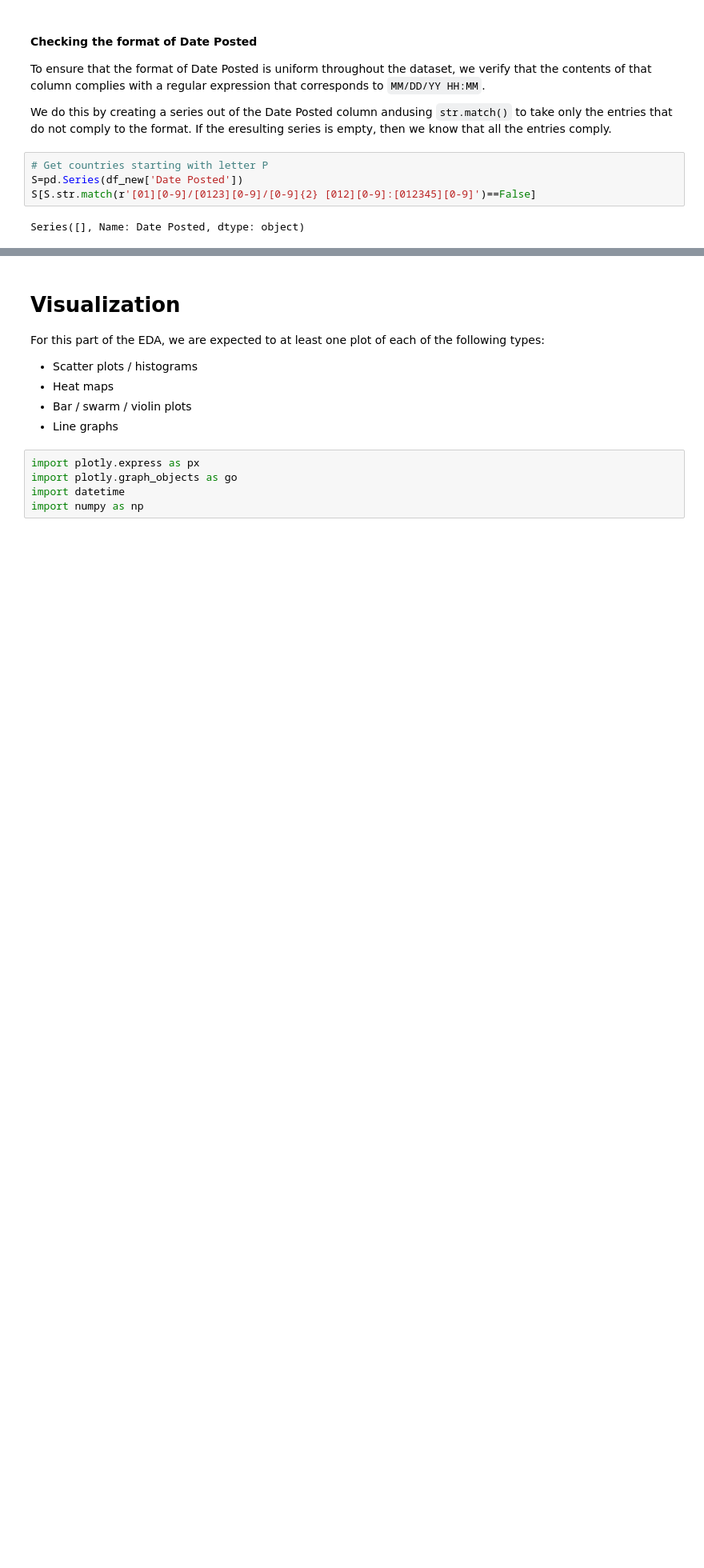
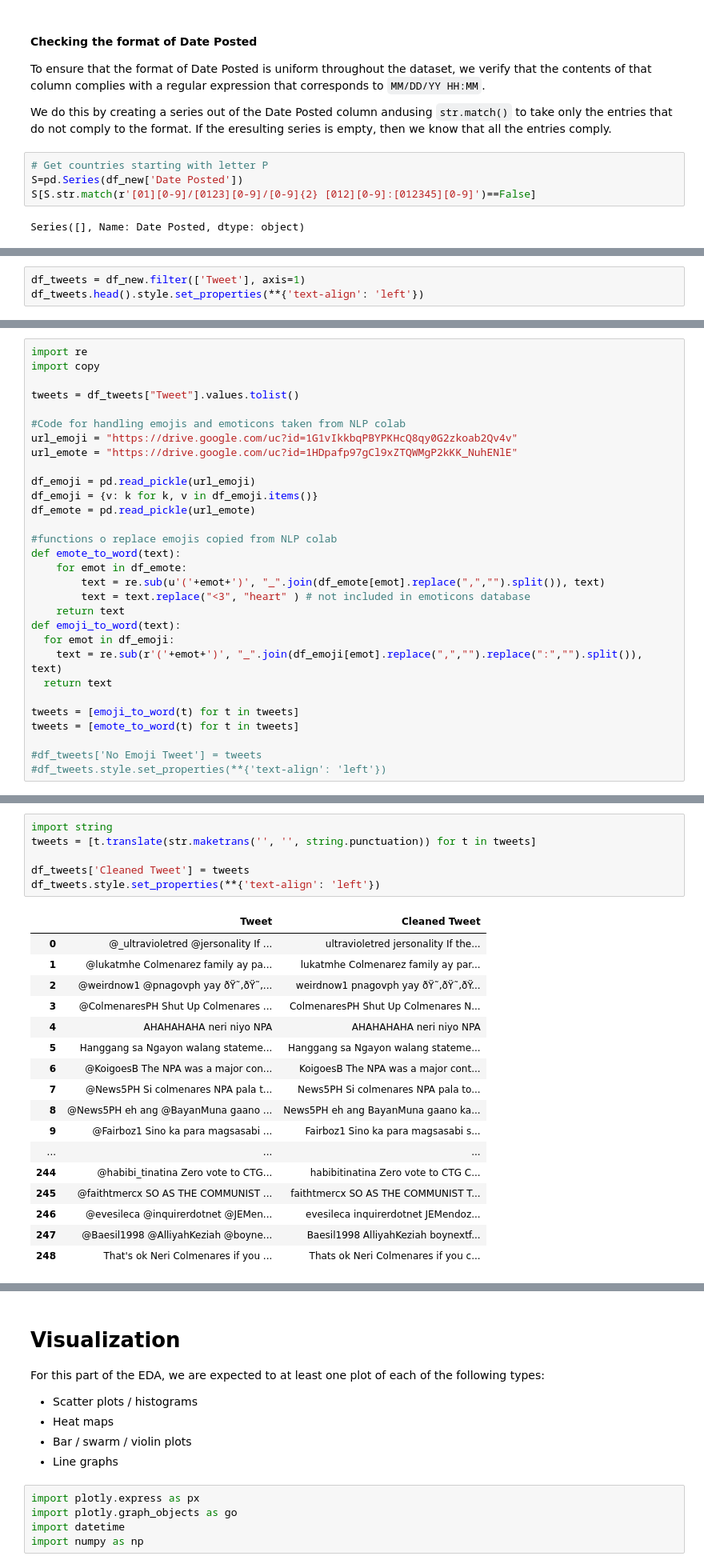
Before and after one commit to deckardsworkspace/cs132-group3, a Jupyter notebook: data-exploration/cs132_data_exploration.ipynb, the cells around one changed output, grey strips where cells are left out. Shown: that part at 80% size. Cells and saved outputs as stored; diff of their text form; blank space fills up the shorter version.

```diff
--- a/data-exploration/cs132_data_exploration.ipynb
+++ b/data-exploration/cs132_data_exploration.ipynb
@@ -382,0 +401,3 @@ Series([], Name: Date Posted, dtype: object)
+# %%
+df_tweets = df_new.filter(['Tweet'], axis=1)
+df_tweets.head().style.set_properties(**{'text-align': 'left'})
@@ -382,0 +413,30 @@ Series([], Name: Date Posted, dtype: object)
+# %%
+import re
+import copy
+
+tweets = df_tweets["Tweet"].values.tolist()
+
+#Code for handling emojis and emoticons taken from NLP colab
+url_emoji = "https://drive.google.com/uc?id=1G1vIkkbqPBYPKHcQ8qy0G2zkoab2Qv4v"
+url_emote = "https://drive.google.com/uc?id=1HDpafp97gCl9xZTQWMgP2kKK_NuhENlE"
+
+df_emoji = pd.read_pickle(url_emoji)
+df_emoji = {v: k for k, v in df_emoji.items()}
+df_emote = pd.read_pickle(url_emote)
+
+#functions o replace emojis copied from NLP colab
+def emote_to_word(text):
+    for emot in df_emote:
+        text = re.sub(u'('+emot+')', "_".join(df_emote[emot].replace(",","").split()), text)
+        text = text.replace("<3", "heart" ) # not included in emoticons database
+    return text
+def emoji_to_word(text):
+  for emot in df_emoji:
+    text = re.sub(r'('+emot+')', "_".join(df_emoji[emot].replace(",","").replace(":","").split()), text)
+  return text
+
+tweets = [emoji_to_word(t) for t in tweets]
+tweets = [emote_to_word(t) for t in tweets]
+
+#df_tweets['No Emoji Tweet'] = tweets
+#df_tweets.style.set_properties(**{'text-align': 'left'})
@@ -382,0 +445,24 @@ Series([], Name: Date Posted, dtype: object)
+# %%
+import string
+tweets = [t.translate(str.maketrans('', '', string.punctuation)) for t in tweets]
+
+df_tweets['Cleaned Tweet'] = tweets
+df_tweets.style.set_properties(**{'text-align': 'left'})
+# %% [output]
+|  | Tweet | Cleaned Tweet |
+| 0 | @_ultravioletred @jersonality If ... | ultravioletred jersonality If the... |
+| 1 | @lukatmhe Colmenarez family ay pa... | lukatmhe Colmenarez family ay par... |
+| 2 | @weirdnow1 @pnagovph yay ðŸ˜‚ðŸ˜‚... | weirdnow1 pnagovph yay ðŸ˜‚ðŸ˜‚ðŸ... |
+| 3 | @ColmenaresPH Shut Up Colmenares ... | ColmenaresPH Shut Up Colmenares N... |
+| 4 | AHAHAHAHA neri niyo NPA | AHAHAHAHA neri niyo NPA |
+| 5 | Hanggang sa Ngayon walang stateme... | Hanggang sa Ngayon walang stateme... |
+| 6 | @KoigoesB The NPA was a major con... | KoigoesB The NPA was a major cont... |
+| 7 | @News5PH Si colmenares NPA pala t... | News5PH Si colmenares NPA pala to... |
+| 8 | @News5PH eh ang @BayanMuna gaano ... | News5PH eh ang BayanMuna gaano ka... |
+| 9 | @Fairboz1 Sino ka para magsasabi ... | Fairboz1 Sino ka para magsasabi s... |
+| ... | ... | ... |
+| 244 | @habibi_tinatina Zero vote to CTG... | habibitinatina Zero vote to CTG C... |
+| 245 | @faithtmercx SO AS THE COMMUNIST ... | faithtmercx SO AS THE COMMUNIST T... |
+| 246 | @evesileca @inquirerdotnet @JEMen... | evesileca inquirerdotnet JEMendoz... |
+| 247 | @Baesil1998 @AlliyahKeziah @boyne... | Baesil1998 AlliyahKeziah boynextf... |
+| 248 | That's ok Neri Colmenares if you ... | Thats ok Neri Colmenares if you c... |
```
Also changed, not shown: parts of 40 cells of this notebook.
